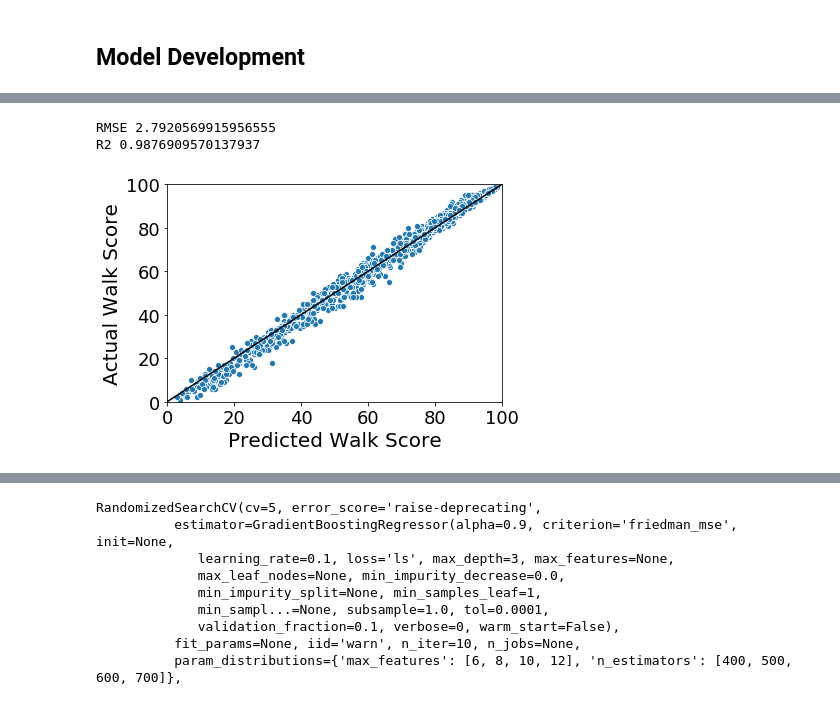
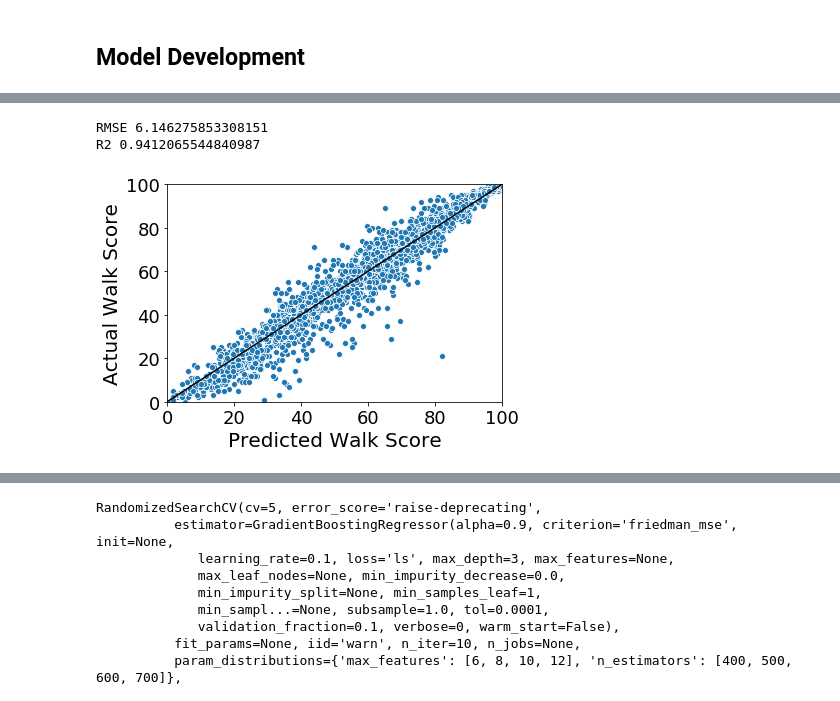
Before and after one commit to perryrjohnson/Walk-Score, a Jupyter notebook: feature engineering.ipynb, the cells around one changed output, grey strips where cells are left out. Saved outputs shown, nothing was run; the diff lists cells and outputs as text; code cells hidden in the pictures.

```diff
--- a/feature engineering.ipynb
+++ b/feature engineering.ipynb
@@ -352,0 +354,3 @@ walk_all['parkdiff_count'] = walk_all['parkwide_count'] - walk_all['park_count']
+# %%
+master = pd.read_csv('Data/master_features.csv', index_col=0)
+master.info()
@@ -352,0 +375,4 @@ walk_all['parkdiff_count'] = walk_all['parkwide_count'] - walk_all['park_count']
+# %%
+# merge in most recent data collection with master data collection
+merged = pd.concat([master, walk_all], ignore_index=True)
+merged.info()
@@ -375,16 +429,18 @@ def pred_summary(pred, ytest, limit = 100):
     print('RMSE', np.sqrt(mean_squared_error(ytest, pred)))
     print('R2', r2_score(ytest, pred))
 # %%
-walk_model = walk_all.dropna() # remove the few NA values if there are any
+merged = merged.replace([np.inf, -np.inf], np.nan)
+walk_model = merged.dropna() # remove the few NA values if there are any
 
 # Grab relevant features
-X_vars = ['closest_highway', 'closest_primary', 'closest_secondary', 'corner_dist', 'signal_dist', 'zone', 'road_type',
+X_vars = ['closest_highway', 'closest_primary', 'closest_secondary', 'corner_dist', 'signal_dist', 'zone',
           'industry_dist', 'commercial_dist', 'residential_dist', 'school_count', 'park_count', 'restaurant_count',
          'bus_station_count', 'supermarket_count', 'pub_count', 'parkdiff_count', 'Area in Land Miles', 'population',
-         'pop_den', 'restaurantdiff_count']
+         'pop_den', 'restaurantdiff_count', 'intersection_count','streets_per_node_avg', 'circuity_avg', 'street_length_avg',
+         'total_amenity']
 
 X = walk_model[X_vars]
-X = pd.get_dummies(X, columns=['zone', 'road_type']) #create dummy variables for categorical features
+X = pd.get_dummies(X, columns=['zone']) #create dummy variables for categorical features
 
 
 #X = X.drop(['road_type_motorway', 'road_type_primary', 'road_type_secondary'], axis = 1)
@@ -420,0 +477,24 @@ GridSearchCV(cv=5, error_score='raise-deprecating',
+# %%
+forest = RandomForestRegressor(n_jobs=2)
+
+# Number of trees in random forest
+n_estimators = [300, 400, 500, 600, 700, 800]
+# Number of features to consider at every split
+max_features = [2, 3, 4, 5, 6, 7]
+# Maximum number of levels in tree
+max_depth = [20, 22, 24]
+# Minimum number of samples required to split a node
+min_samples_split = [2, 3, 4, 5]
+# Minimum number of samples required at each leaf node
+min_samples_leaf = [2, 3, 4]
+# Create the random grid
+random_grid = {'n_estimators': n_estimators,
+               'max_features': max_features,
+              'max_depth': max_depth,
+               'min_samples_split': min_samples_split,
+               'min_samples_leaf': min_samples_leaf}
+
+forest_grid = RandomizedSearchCV(forest, param_distributions= random_grid,
+                                 cv = 5, scoring= 'neg_mean_squared_error')
+
+forest_grid.fit(Xtrain, ytrain)
@@ -443,12 +535,12 @@ Index(['closest_highway', 'closest_primary', 'closest_secondary',
       dtype='object')
 # %%
-forest_out = forest_grid.predict(Xtrain)
-pred_summary(forest_out, ytrain, limit=100)
+forest_out = forest_grid.predict(Xtest)
+pred_summary(forest_out, ytest, limit=100)
 plt.xlabel('Predicted Walk Score', fontsize = 20); plt.ylabel('Actual Walk Score', fontsize=20);
 # %% [output]
-RMSE 2.7920569915956555
-R2 0.9876909570137937
+RMSE 6.146275853308151
+R2 0.9412065544840987
-[figure, old version]
+[figure, new version]
 # %%
 features = X.columns
 importance = forest_grid.best_estimator_.feature_importances_
```
Also changed, not shown: parts of 32 cells of this notebook.
